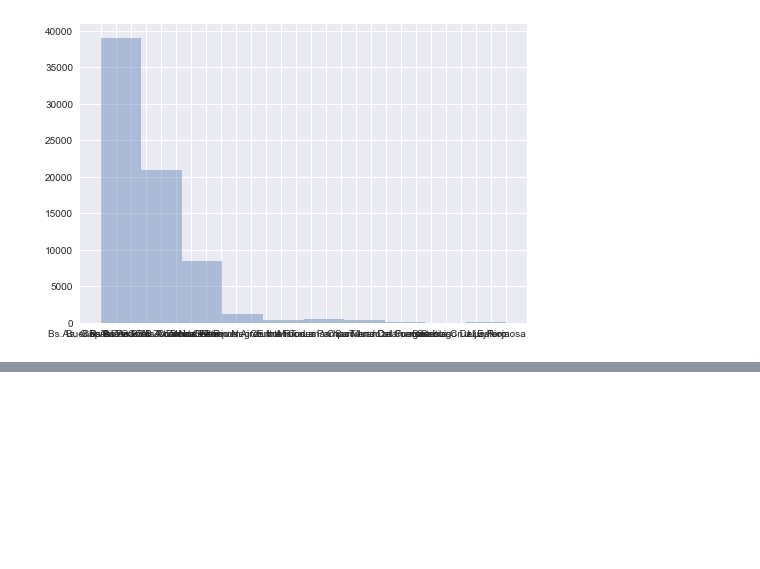
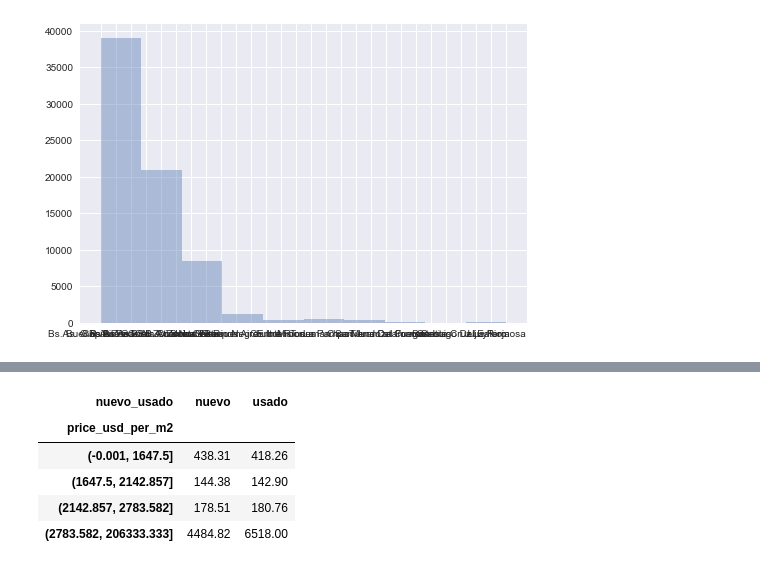
Before and after one commit to Sergio-Piazza/TP1_Grupo_7_Dhdsblend, a Jupyter notebook: Desafio_1_Grupo_7.ipynb, the cells around one changed output, grey strips where cells are left out. Saved outputs shown, nothing was run; the diff lists cells and outputs as text; code cells hidden in the pictures; blank space fills up the shorter version.

```diff
--- a/Desafio_1_Grupo_7.ipynb
+++ b/Desafio_1_Grupo_7.ipynb
@@ -1699,0 +1743,9 @@ ax.hist(data_gafico, label='Provincia', alpha = 0.4)
+# %%
+final_data.pivot_table('price_usd_per_m2', [precio_m2_cuartiles], 'nuevo_usado', aggfunc='std')
+# %% [output]
+| nuevo_usado | nuevo | usado |
+| price_usd_per_m2 |  |  |
+| (-0.001, 1647.5] | 438.31 | 418.26 |
+| (1647.5, 2142.857] | 144.38 | 142.90 |
+| (2142.857, 2783.582] | 178.51 | 180.76 |
+| (2783.582, 206333.333] | 4484.82 | 6518.00 |
```
Also changed, not shown: parts of 9 cells of this notebook.
